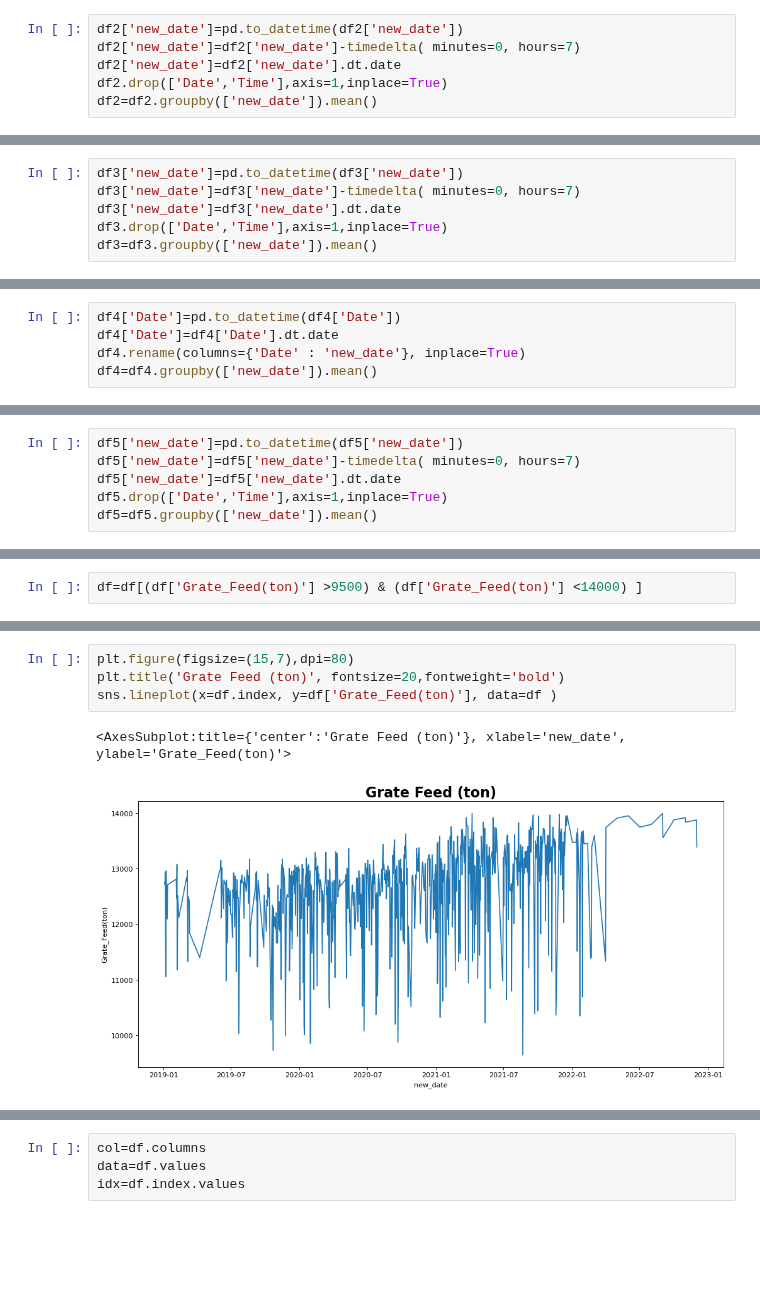
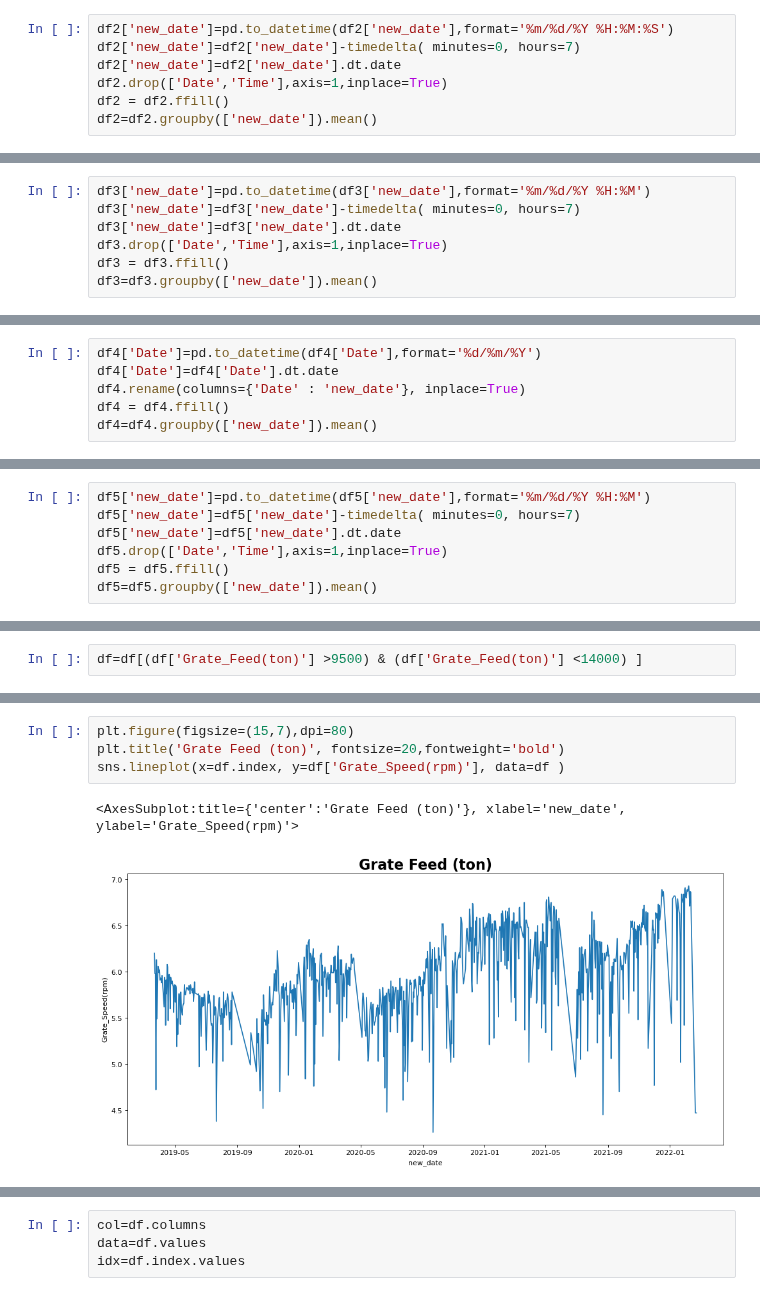
Before and after one commit to heidaralavi/Feo-Prj, a Jupyter notebook: preprocessing.ipynb, the cells around one changed output, grey strips where cells are left out. Drawn from its saved outputs; the diff is of its cells as text; blank space fills up the shorter version.

```diff
--- a/preprocessing.ipynb
+++ b/preprocessing.ipynb
@@ -32,9 +43,10 @@ df2=pd.read_csv('blane_after_hpgr.csv')
 # %%
 df2.insert(loc=0, column='new_date', value=df2['Date']+' '+df2['Time'])
 # %%
-df2['new_date']=pd.to_datetime(df2['new_date'])
+df2['new_date']=pd.to_datetime(df2['new_date'],format='%m/%d/%Y %H:%M:%S')
 df2['new_date']=df2['new_date']-timedelta( minutes=0, hours=7)
 df2['new_date']=df2['new_date'].dt.date
 df2.drop(['Date','Time'],axis=1,inplace=True)
+df2 = df2.ffill()
 df2=df2.groupby(['new_date']).mean()
 # %%
@@ -53,9 +75,10 @@ df3=pd.read_csv('area600.csv')
 # %%
 df3.insert(loc=0, column='new_date', value=df3['Date']+' '+df3['Time'])
 # %%
-df3['new_date']=pd.to_datetime(df3['new_date'])
+df3['new_date']=pd.to_datetime(df3['new_date'],format='%m/%d/%Y %H:%M')
 df3['new_date']=df3['new_date']-timedelta( minutes=0, hours=7)
 df3['new_date']=df3['new_date'].dt.date
 df3.drop(['Date','Time'],axis=1,inplace=True)
+df3 = df3.ffill()
 df3=df3.groupby(['new_date']).mean()
 # %%
@@ -76,7 +126,8 @@ df4=pd.read_csv('row-data.csv')
 # %%
-df4['Date']=pd.to_datetime(df4['Date'])
+df4['Date']=pd.to_datetime(df4['Date'],format='%d/%m/%Y')
 df4['Date']=df4['Date'].dt.date
 df4.rename(columns={'Date' : 'new_date'}, inplace=True)
+df4 = df4.ffill()
 df4=df4.groupby(['new_date']).mean()
 # %%
 df4.info()
@@ -104,9 +155,10 @@ df5=pd.read_csv('area700.csv')
 # %%
 df5.insert(loc=0, column='new_date', value=df5['Date']+' '+df5['Time'])
 # %%
-df5['new_date']=pd.to_datetime(df5['new_date'])
+df5['new_date']=pd.to_datetime(df5['new_date'],format='%m/%d/%Y %H:%M')
 df5['new_date']=df5['new_date']-timedelta( minutes=0, hours=7)
 df5['new_date']=df5['new_date'].dt.date
 df5.drop(['Date','Time'],axis=1,inplace=True)
+df5 = df5.ffill()
 df5=df5.groupby(['new_date']).mean()
 # %%
@@ -162,10 +232,10 @@ df
 # %%
 plt.figure(figsize=(15,7),dpi=80)
 plt.title('Grate Feed (ton)', fontsize=20,fontweight='bold')
-sns.lineplot(x=df.index, y=df['Grate_Feed(ton)'], data=df )
+sns.lineplot(x=df.index, y=df['Grate_Speed(rpm)'], data=df )
 # %% [output]
-<AxesSubplot:title={'center':'Grate Feed (ton)'}, xlabel='new_date', ylabel='Grate_Feed(ton)'>
+<AxesSubplot:title={'center':'Grate Feed (ton)'}, xlabel='new_date', ylabel='Grate_Speed(rpm)'>
-[figure, old version]
+[figure, new version]
 # %%
 df.describe()
 # %% [output]
```
Also changed, not shown: parts of 15 cells of this notebook, 6 other files.
